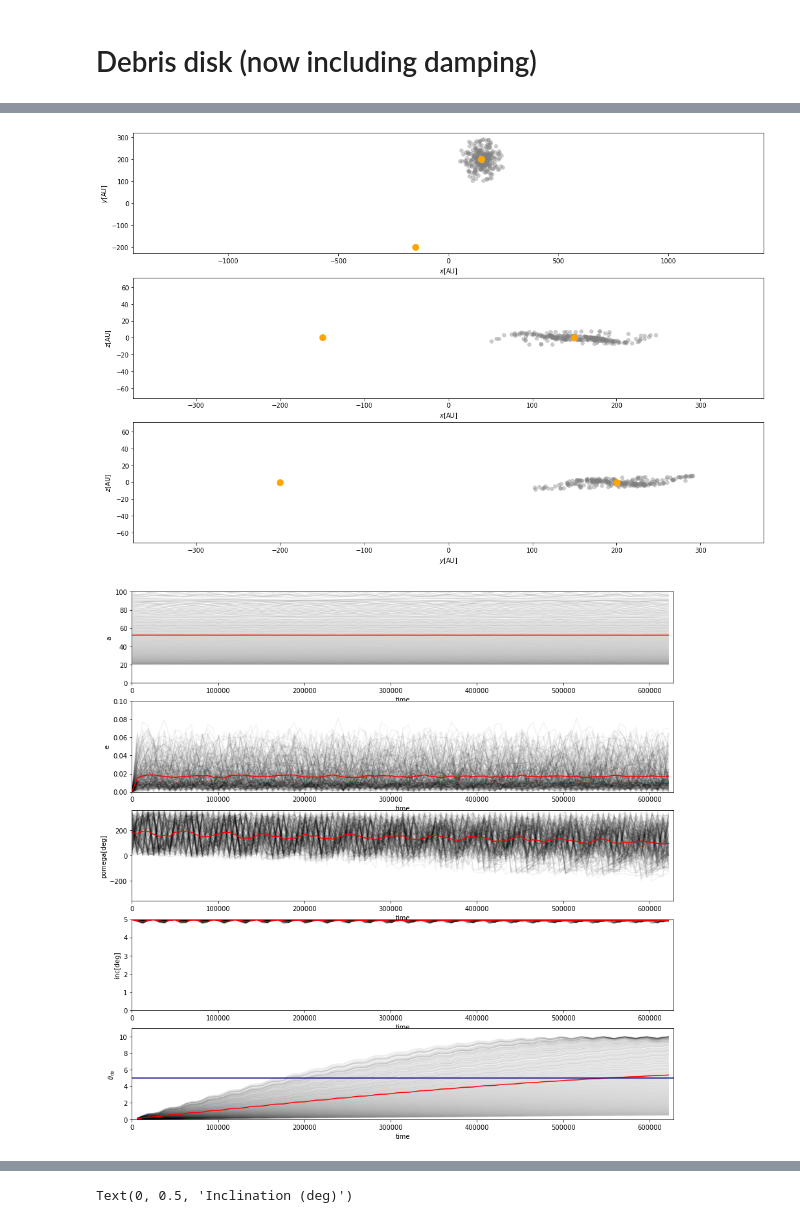
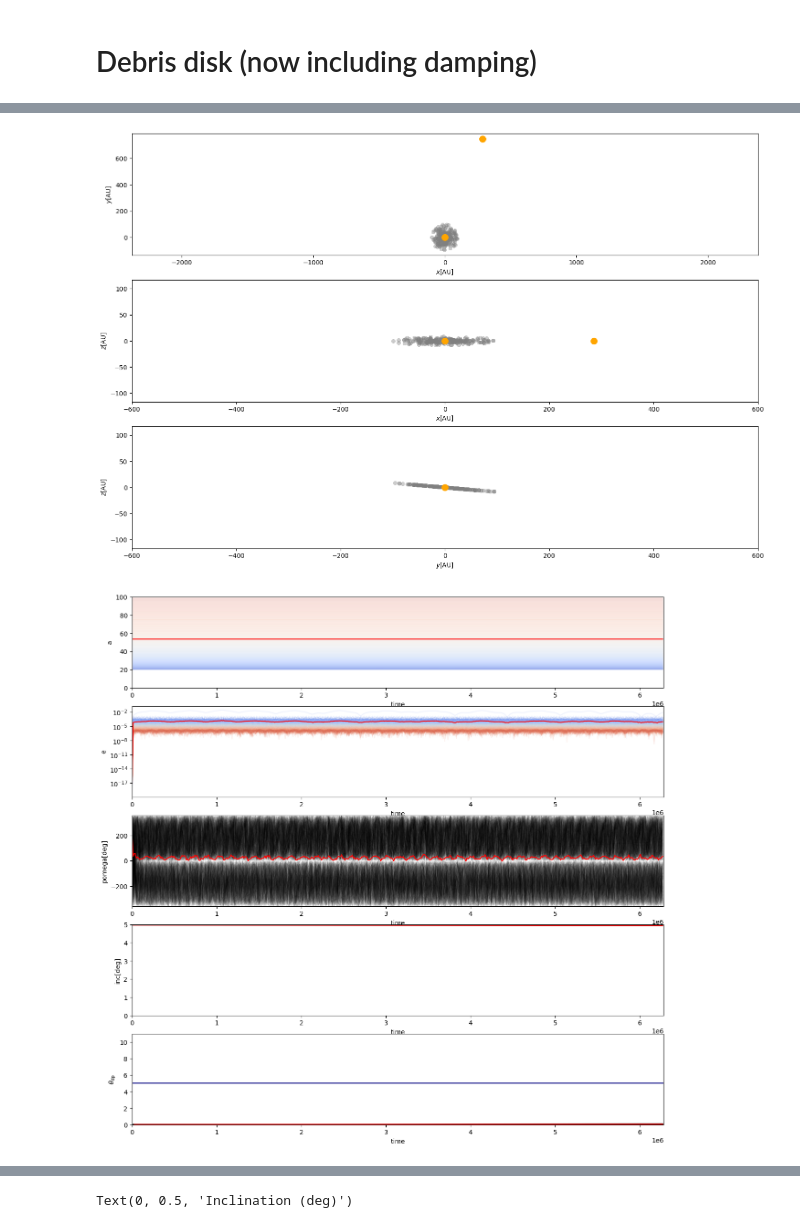
Before and after one commit to tigerchenlu98/rebound, a Jupyter notebook: ipython_examples/KG_disk_setup.ipynb, the cells around one changed output, grey strips where cells are left out. Drawn from its saved outputs; the diff is of its cells as text; code cells hidden in the pictures.

```diff
--- a/ipython_examples/KG_disk_setup.ipynb
+++ b/ipython_examples/KG_disk_setup.ipynb
@@ -38,9 +38,9 @@ sim.add(m = 1)
 
 
 # set up binary
-a_b = 500
+a_b = 800
 binary_inc = np.radians(5)
-sim.add(m = 1, a = a_b, inc = binary_inc)
+sim.add(m = 0.0001, a = a_b, inc = binary_inc)
 
 
 # set up debris disk
@@ -108,7 +108,7 @@ plot_snapshot(sim, a_b)
 # %%
 # Define integration time
-tmax =  1e5 * 2* np.pi
-tstep = 10 * 2 * np.pi
+tmax =  1e6 * 2* np.pi
+tstep = 100 * 2 * np.pi
 times = np.arange(0, tmax, tstep)
 Nout = len(times) # number of time steps
 
@@ -143,42 +143,47 @@ for i, t in tqdm(enumerate(times)):
 # %%
 plot_snapshot(sim, a_b)
 # %% [output]
-[figure, old version]
+[figure, new version]
 # %%
 fig, ax = plt.subplots(figsize = (15, 15), nrows = 5)
 
-freq=100
+colors = plt.cm.get_cmap('coolwarm')(np.linspace(0.1, 0.9, sim.N))
+
+freq=20
 for n in range(sim.N-3):
     m = n+2
-    ax[0].plot(times[::freq], p[:,m,0][::freq], alpha = 0.05, color = 'black')
-    ax[1].plot(times[::freq], p[:,m,1][::freq], alpha = 0.05, color = 'black')
+    ax[0].plot(times[::freq], p[:,m,0][::freq], alpha = 0.1, color = colors[n])
+    ax[1].plot(times[::freq], p[:,m,1][::freq], alpha = 0.1, color = colors[n])
     ax[2].plot(times[::freq], np.degrees(p[:,m,2][::freq]), alpha = 0.05, color = 'black')
     ax[3].plot(times[::freq], np.degrees(p[:,m,3][::freq]), alpha = 0.05, color = 'black')
     ax[4].plot(times[::freq], np.degrees(theta_dp[:,m][::freq]), alpha = 0.05, color = 'black')
 
 ax[0].plot(times[::freq], np.average(p[:,:,0][::freq], axis = 1), color = 'red')
 ax[1].plot(times[::freq], np.average(p[:,:,1][::freq], axis = 1), color = 'red')
 ax[2].plot(times[::freq], np.degrees(np.average(p[:,:,2][::freq], axis = 1)), color = 'red')
 ax[3].plot(times[::freq], np.degrees(np.average(p[:,:,3][::freq], axis = 1)), color = 'red')
 ax[4].plot(times[::freq], np.degrees(np.average(theta_dp[:][::freq], axis = 1)), color = 'red')
 
 ax[4].axhline(np.degrees(binary_inc), color = 'navy')
 
 
 ax[0].set(ylim = (0,100))
-ax[1].set(ylim = (0,0.1))
+ax[1].set(yscale = 'log')
 ax[2].set(ylim = (-360, 360))
 ax[3].set(ylim = (0,5))
 ax[4].set(ylim = (0,11))
 
 ax[0].set(ylabel = 'a')
 ax[1].set(ylabel = 'e')
 
 ax[2].set(ylabel = 'pomega[deg]')
 ax[3].set(ylabel = 'inc[deg]')
 ax[4].set(ylabel = r'$\theta_\mathrm{dp}$')
 
 for a in ax:
     a.set(xlim = (times[0], times[-1]), xlabel = 'time')
+
+# track kinetic and potential energy
+# plot eccentricity amplitude vs a.
 # %% [output]
-[figure, old version]
+[figure, new version]
```
Also changed, not shown: parts of 3 cells of this notebook.
